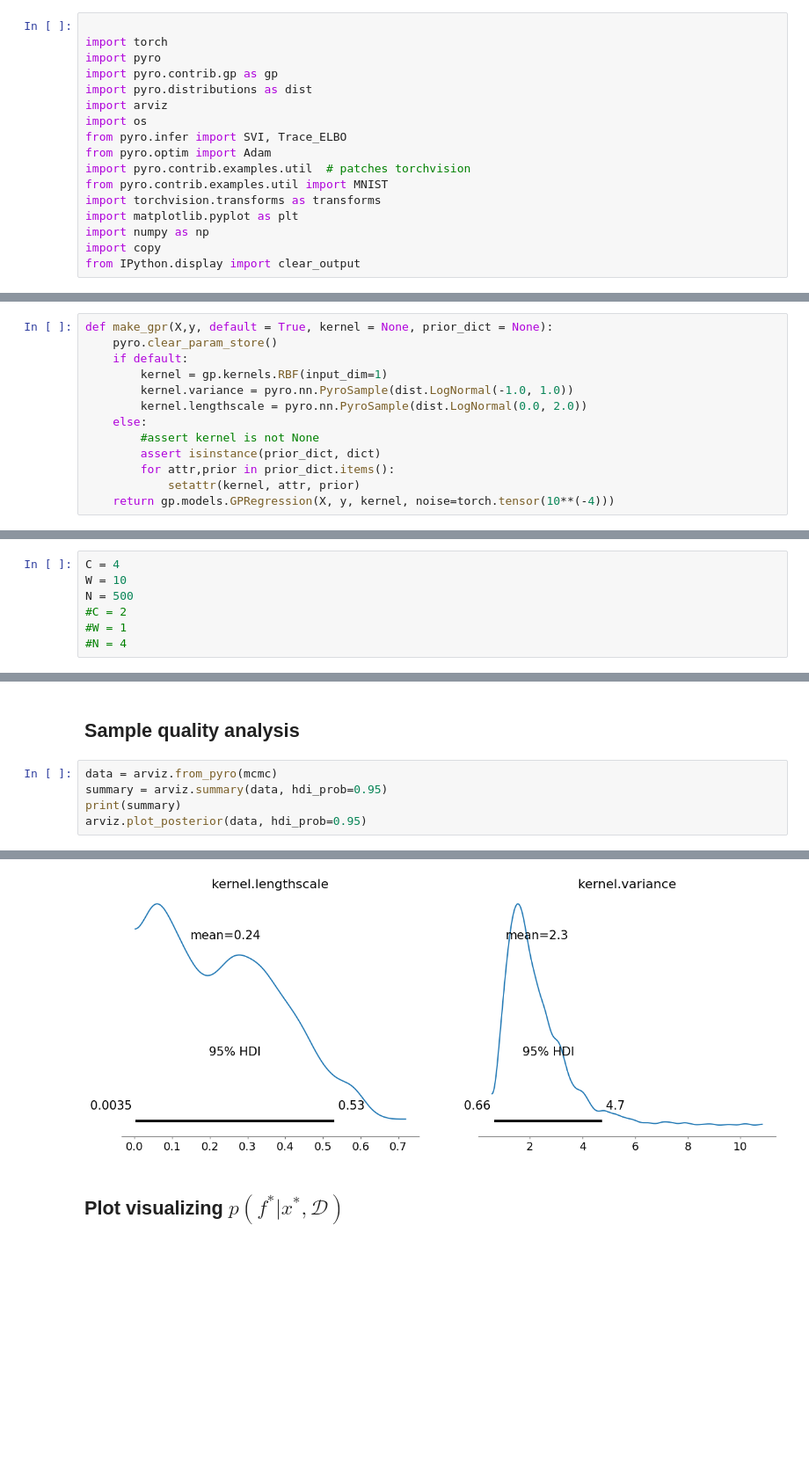
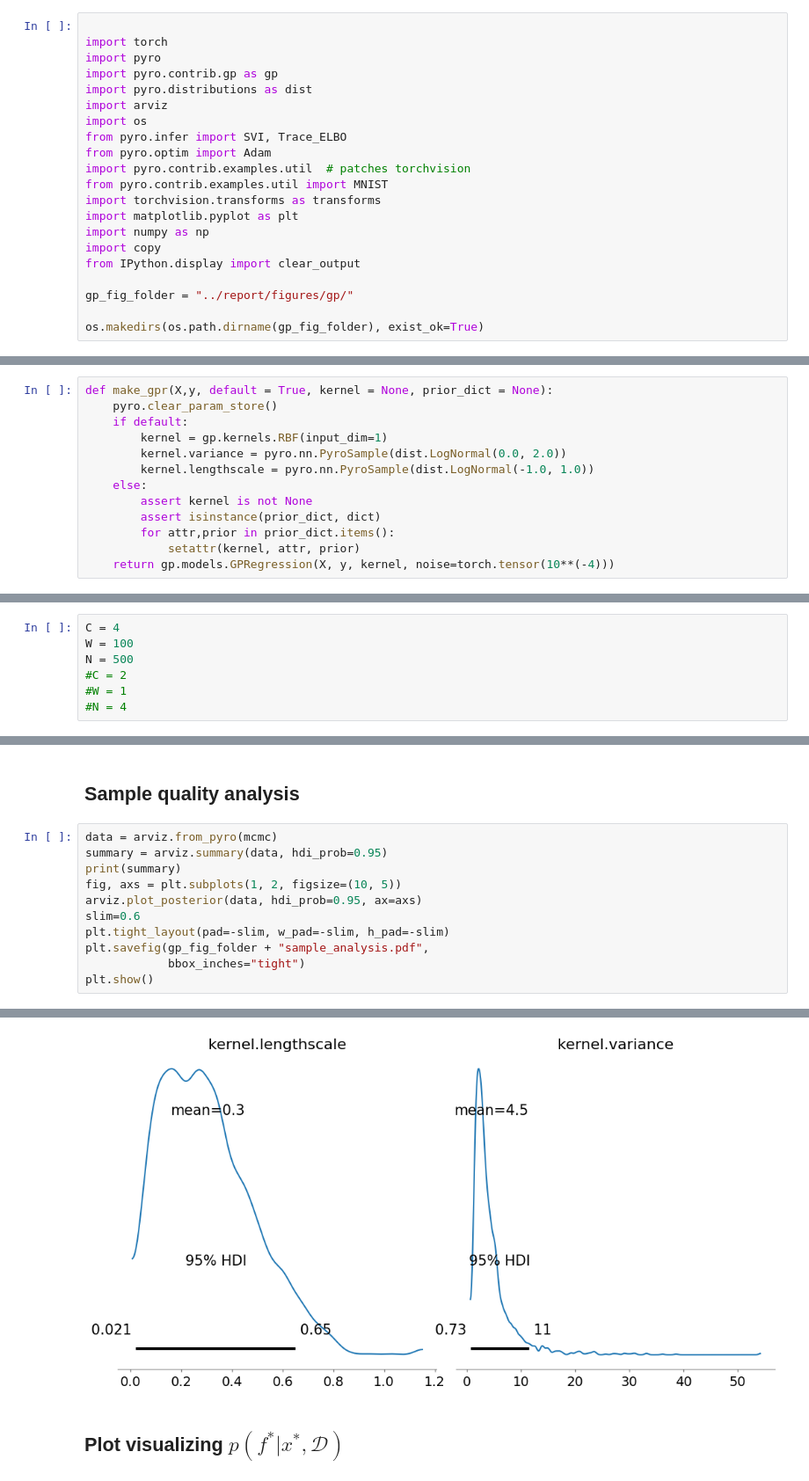
Before and after one commit to JackismyShephard/pml-22-exam, a Jupyter notebook: scripts/b.ipynb, the cells around one changed output, grey strips where cells are left out. Shown at 88% size. Cells and saved outputs as stored; diff of their text form; blank space fills up the shorter version.

Commit message:
progress on B in report and code
Signed-off-by: pants007 <qrw992@alumni.ku.dk>

```diff
--- a/scripts/b.ipynb
+++ b/scripts/b.ipynb
@@ -15,6 +15,10 @@ import matplotlib.pyplot as plt
 import numpy as np
 import copy
 from IPython.display import clear_output
+
+gp_fig_folder = "../report/figures/gp/"
+
+os.makedirs(os.path.dirname(gp_fig_folder), exist_ok=True)
 # %% [markdown]
 # B.1
 # %% [markdown]
@@ -33,10 +37,10 @@ def make_gpr(X,y, default = True, kernel = None, prior_dict = None):
     pyro.clear_param_store()
     if default:
         kernel = gp.kernels.RBF(input_dim=1)
-        kernel.variance = pyro.nn.PyroSample(dist.LogNormal(-1.0, 1.0))
-        kernel.lengthscale = pyro.nn.PyroSample(dist.LogNormal(0.0, 2.0))
+        kernel.variance = pyro.nn.PyroSample(dist.LogNormal(0.0, 2.0))
+        kernel.lengthscale = pyro.nn.PyroSample(dist.LogNormal(-1.0, 1.0))
     else:
-        #assert kernel is not None
+        assert kernel is not None
         assert isinstance(prior_dict, dict)
         for attr,prior in prior_dict.items():
             setattr(kernel, attr, prior)
@@ -45,7 +49,7 @@ def make_gpr(X,y, default = True, kernel = None, prior_dict = None):
 ## MCMC hyper-parameters
 # %%
 C = 4
-W = 10
+W = 100
 N = 500
 #C = 2
 #W = 1
@@ -110,6 +121,12 @@ plt.show()
 data = arviz.from_pyro(mcmc)
 summary = arviz.summary(data, hdi_prob=0.95)
 print(summary)
-arviz.plot_posterior(data, hdi_prob=0.95)
+fig, axs = plt.subplots(1, 2, figsize=(10, 5))
+arviz.plot_posterior(data, hdi_prob=0.95, ax=axs)
+slim=0.6
+plt.tight_layout(pad=-slim, w_pad=-slim, h_pad=-slim)
+plt.savefig(gp_fig_folder + "sample_analysis.pdf",
+            bbox_inches="tight")
+plt.show()
 # %% [output]
                      mean     sd  hdi_2.5%  hdi_97.5%  mcse_mean  mcse_sd  \
@@ -124,4 +139,4 @@ array([<AxesSubplot: title={'center': 'kernel.lengthscale'}>,
-[figure, old version]
+[figure, new version]
 # %% [markdown]
 ## Plot visualizing $p(f^* | x^*, \mathcal{D})$
 # %%
```
Also changed, not shown: parts of 18 cells of this notebook, 8 other files.
